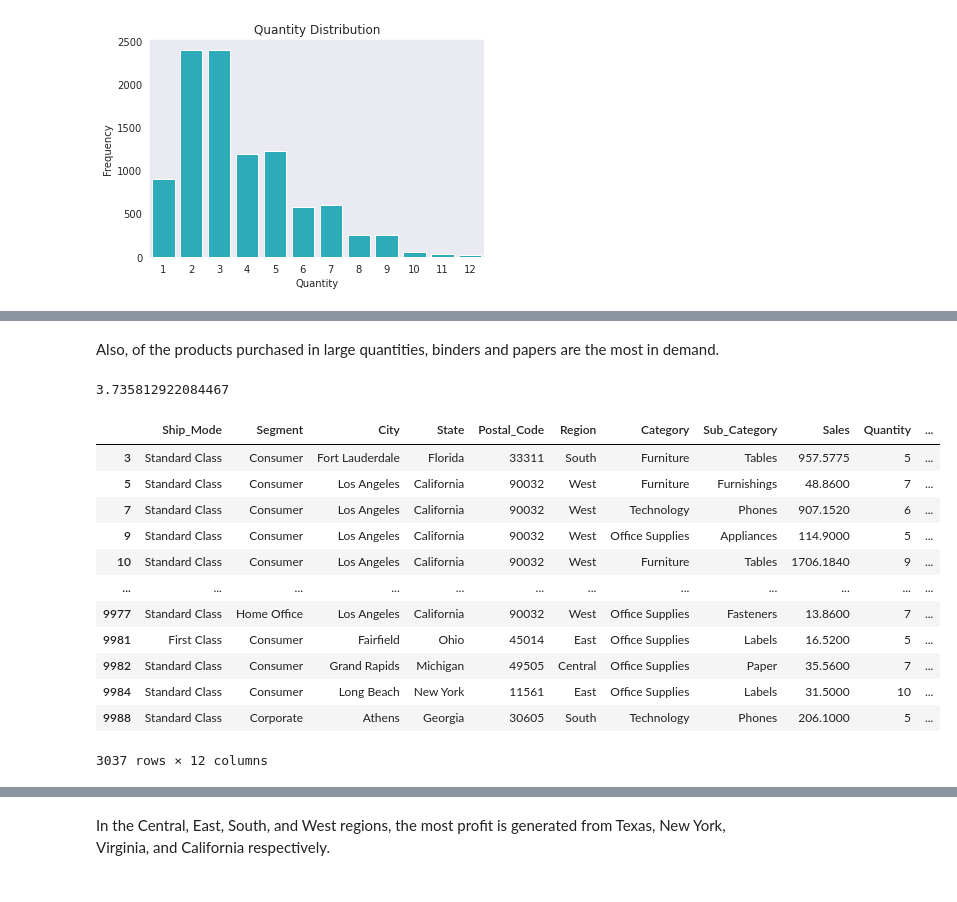
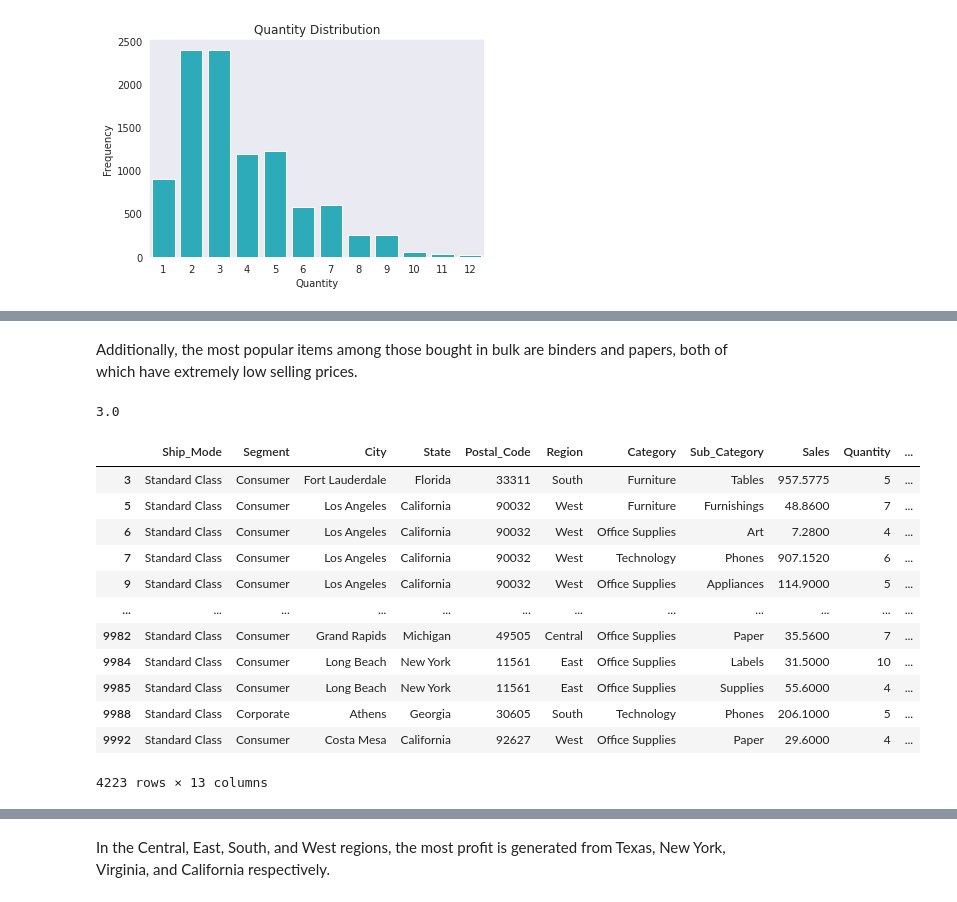
Before and after one commit to Dee-nDee/SuperStore_Data_Analysis, a Jupyter notebook: SuperStore_II.ipynb, the cells around one changed output, grey strips where cells are left out. Saved outputs shown, nothing was run; the diff lists cells and outputs as text; code cells hidden in the pictures.

```diff
--- a/SuperStore_II.ipynb
+++ b/SuperStore_II.ipynb
@@ -150,6 +150,9 @@ samp_superstore.drop_duplicates(inplace = True)
 samp_superstore.duplicated().sum()
 # %% [output]
 0
+# %%
+#create new column for unit price
+samp_superstore["Unit_Price"] = samp_superstore["Sales"] / samp_superstore["Quantity"]
 # %%
 #change Quantity datatype to string
 samp_superstore.Quantity = samp_superstore.Quantity.astype(str)
@@ -485,28 +534,28 @@ plt.grid(False)
 # %% [markdown]
-Also, of the products purchased in large quantities, binders and papers are the most in demand.
+Additionally, the most popular items among those bought in bulk are binders and papers, both of which have extremely low selling prices.
 # %%
 #obtain average quantity at which products were purchased
-samp_superstore.Quantity.astype(int).mean()
+samp_superstore.Quantity.astype(int).median()
 # %% [output]
-3.735812922084467
+3.0
 # %%
 #filter out products purchased in quantities >4
-large_quantities = samp_superstore[samp_superstore["Quantity"].astype(int) > 4]
+large_quantities = samp_superstore[samp_superstore["Quantity"].astype(int) > 3]
 large_quantities
 # %% [output]
 |  | Ship_Mode | Segment | City | State | Postal_Code | Region | Category | Sub_Category | Sales | Quantity | ... |
 | 3 | Standard Class | Consumer | Fort Lauderdale | Florida | 33311 | South | Furniture | Tables | 957.5775 | 5 | ... |
 | 5 | Standard Class | Consumer | Los Angeles | California | 90032 | West | Furniture | Furnishings | 48.8600 | 7 | ... |
+| 6 | Standard Class | Consumer | Los Angeles | California | 90032 | West | Office Supplies | Art | 7.2800 | 4 | ... |
 | 7 | Standard Class | Consumer | Los Angeles | California | 90032 | West | Technology | Phones | 907.1520 | 6 | ... |
 | 9 | Standard Class | Consumer | Los Angeles | California | 90032 | West | Office Supplies | Appliances | 114.9000 | 5 | ... |
-| 10 | Standard Class | Consumer | Los Angeles | California | 90032 | West | Furniture | Tables | 1706.1840 | 9 | ... |
 | ... | ... | ... | ... | ... | ... | ... | ... | ... | ... | ... | ... |
-| 9977 | Standard Class | Home Office | Los Angeles | California | 90032 | West | Office Supplies | Fasteners | 13.8600 | 7 | ... |
-| 9981 | First Class | Consumer | Fairfield | Ohio | 45014 | East | Office Supplies | Labels | 16.5200 | 5 | ... |
 | 9982 | Standard Class | Consumer | Grand Rapids | Michigan | 49505 | Central | Office Supplies | Paper | 35.5600 | 7 | ... |
 | 9984 | Standard Class | Consumer | Long Beach | New York | 11561 | East | Office Supplies | Labels | 31.5000 | 10 | ... |
+| 9985 | Standard Class | Consumer | Long Beach | New York | 11561 | East | Office Supplies | Supplies | 55.6000 | 4 | ... |
 | 9988 | Standard Class | Corporate | Athens | Georgia | 30605 | South | Technology | Phones | 206.1000 | 5 | ... |
+| 9992 | Standard Class | Consumer | Costa Mesa | California | 92627 | West | Office Supplies | Paper | 29.6000 | 4 | ... |
-3037 rows × 12 columns
+4223 rows × 13 columns
 # %%
 color_choice = sb.color_palette()[8]
 
```
Also changed, not shown: parts of 20 cells of this notebook.
